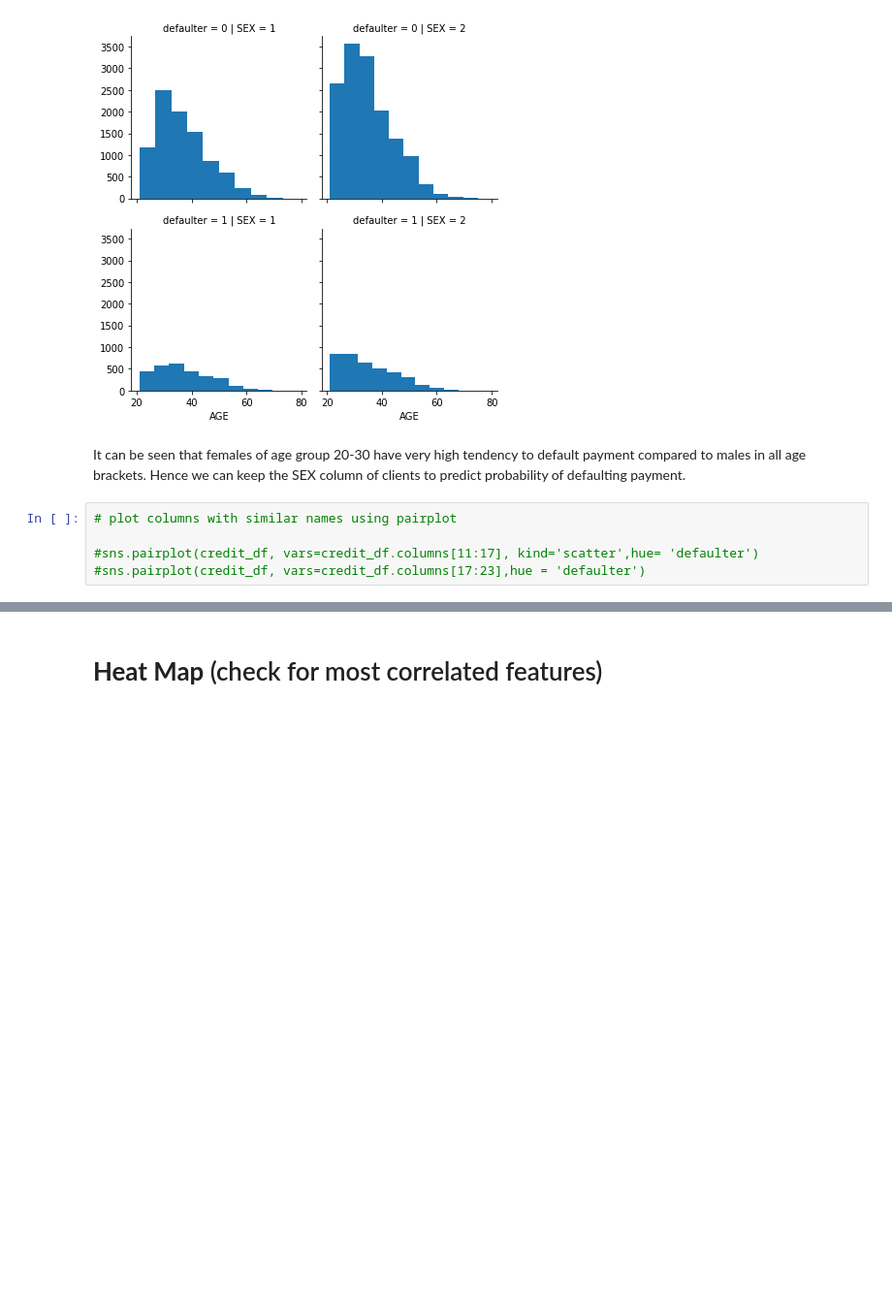
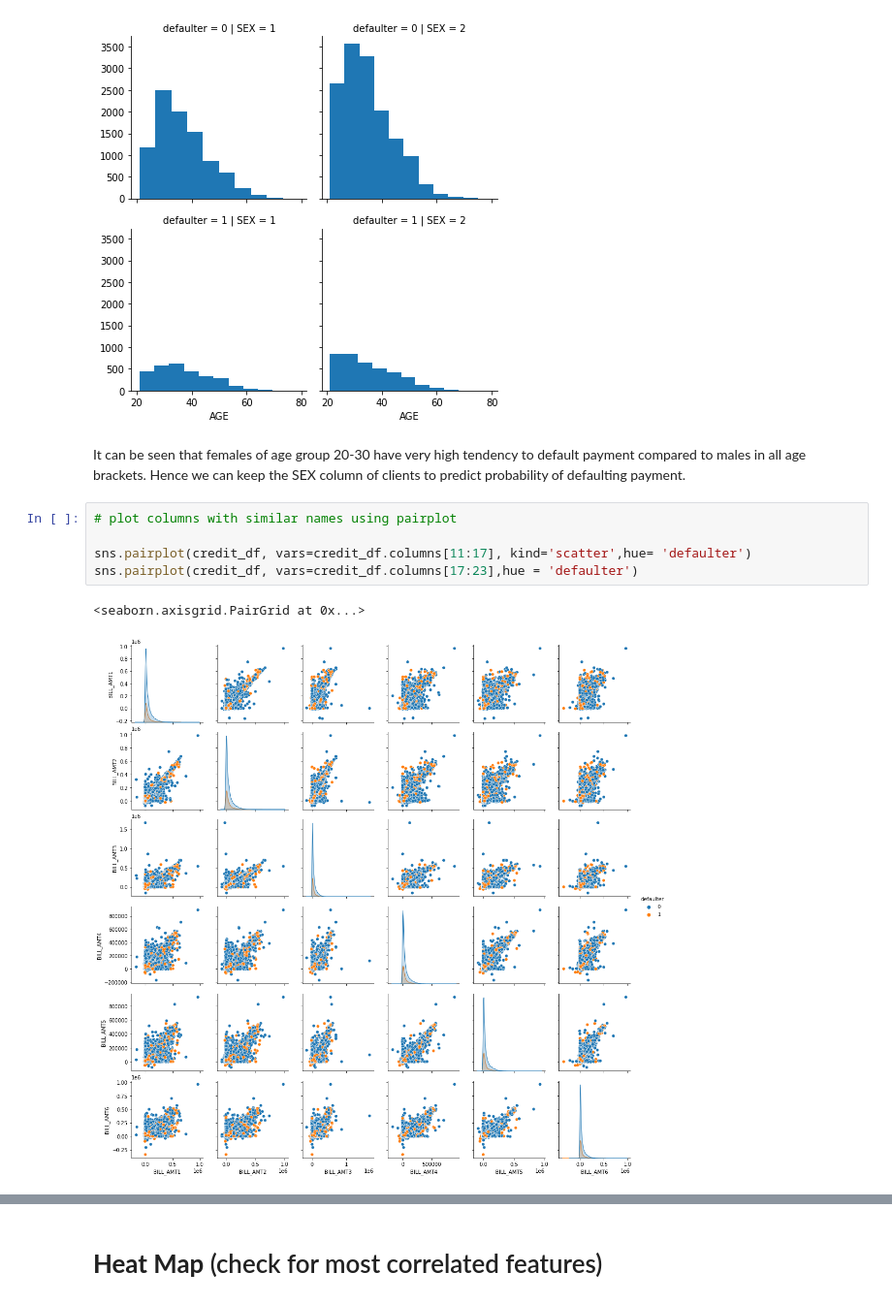
Before and after one commit to VargheseTito/Credit-Card-Default-Prediction, a Jupyter notebook: Credit_Card_Default_Prediction1_Capstone_Project.ipynb, the cells around one changed output, grey strips where cells are left out. Shown at 97% size. Cells and saved outputs as stored; diff of their text form; blank space fills up the shorter version.

```diff
--- a/Credit_Card_Default_Prediction1_Capstone_Project.ipynb
+++ b/Credit_Card_Default_Prediction1_Capstone_Project.ipynb
@@ -632,5 +632,8 @@ It can be seen that females of age group 20-30 have very high tendency to defaul
 # %%
 # plot columns with similar names using pairplot
 
-#sns.pairplot(credit_df, vars=credit_df.columns[11:17], kind='scatter',hue= 'defaulter')
-#sns.pairplot(credit_df, vars=credit_df.columns[17:23],hue = 'defaulter')
+sns.pairplot(credit_df, vars=credit_df.columns[11:17], kind='scatter',hue= 'defaulter')
+sns.pairplot(credit_df, vars=credit_df.columns[17:23],hue = 'defaulter')
+# %% [output]
+<seaborn.axisgrid.PairGrid at 0x...>
+[figure, added]
```
Also changed, not shown: parts of 85 cells of this notebook.
